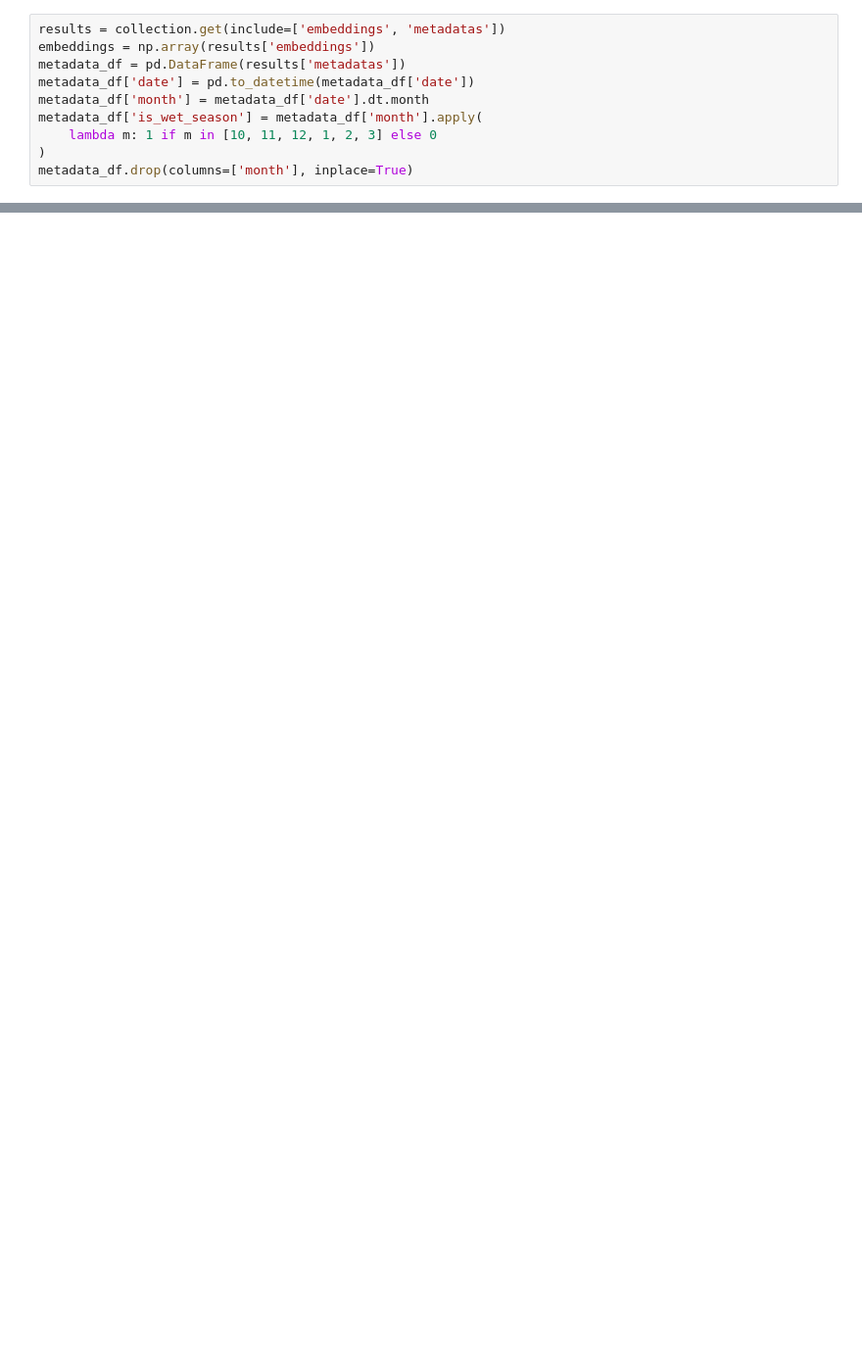
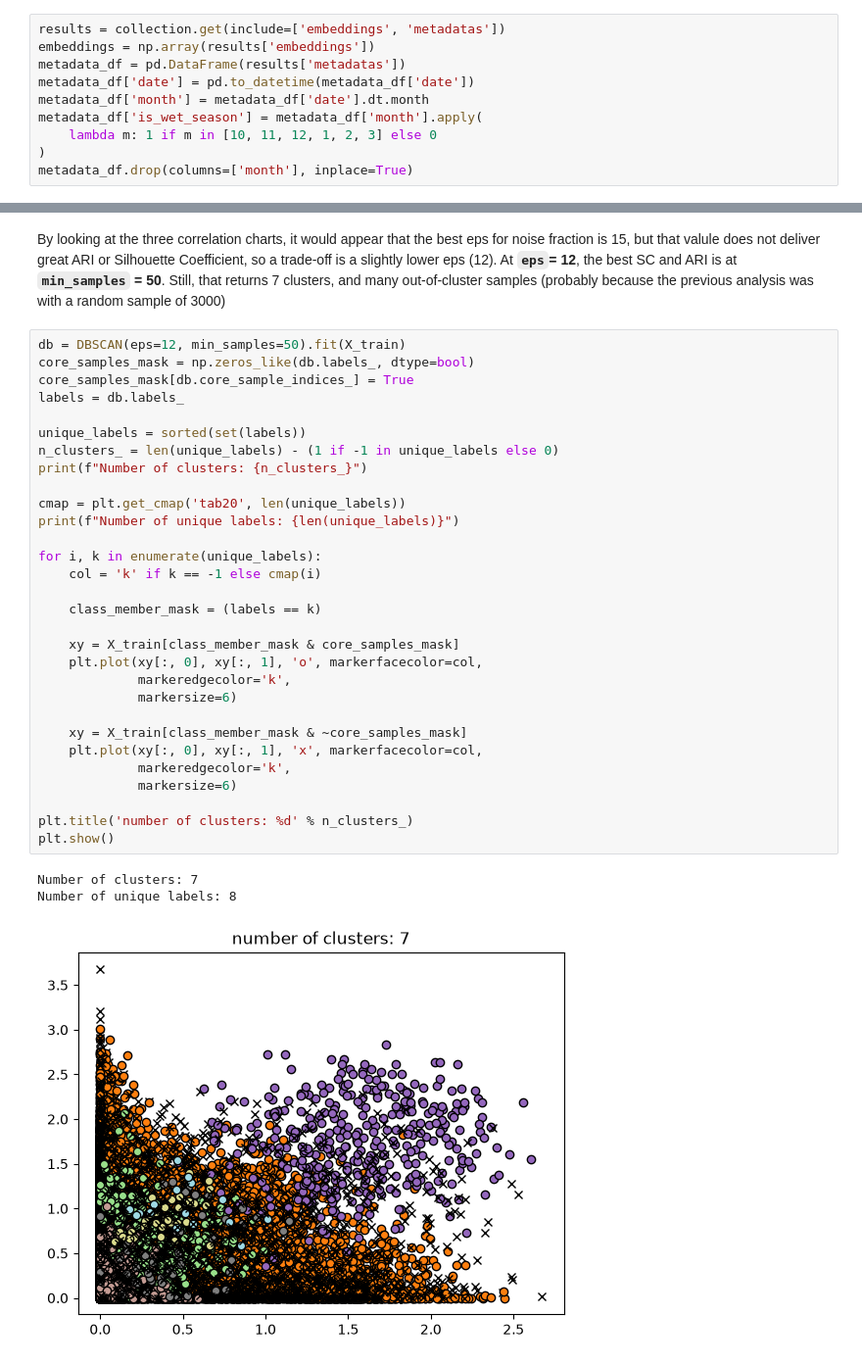
Before and after one commit to ericanakabayashi/ribbit_ai, a Jupyter notebook: src/exploratory_notebooks/DBSCAN.ipynb, the cells around one changed output, grey strips where cells are left out. Shown at 98% size. Saved outputs shown, nothing was run; the diff lists cells and outputs as text; blank space fills up the shorter version.

```diff
--- a/src/exploratory_notebooks/DBSCAN.ipynb
+++ b/src/exploratory_notebooks/DBSCAN.ipynb
@@ -33,0 +302,36 @@ metadata_df.drop(columns=['month'], inplace=True)
+# %% [markdown]
+By looking at the three correlation charts, it would appear that the best eps for noise fraction is 15, but that valule does not deliver great ARI or Silhouette Coefficient, so a trade-off is a slightly lower eps (12). At **`eps`= 12**, the best SC and ARI is at **`min_samples` = 50**. Still, that returns 7 clusters, and many out-of-cluster samples (probably because the previous analysis was with a random sample of 3000)
+# %%
+db = DBSCAN(eps=12, min_samples=50).fit(X_train)
+core_samples_mask = np.zeros_like(db.labels_, dtype=bool)
+core_samples_mask[db.core_sample_indices_] = True
+labels = db.labels_
+
+unique_labels = sorted(set(labels))
+n_clusters_ = len(unique_labels) - (1 if -1 in unique_labels else 0)
+print(f"Number of clusters: {n_clusters_}")
+
+cmap = plt.get_cmap('tab20', len(unique_labels))
+print(f"Number of unique labels: {len(unique_labels)}")
+
+for i, k in enumerate(unique_labels):
+    col = 'k' if k == -1 else cmap(i)
+
+    class_member_mask = (labels == k)
+
+    xy = X_train[class_member_mask & core_samples_mask]
+    plt.plot(xy[:, 0], xy[:, 1], 'o', markerfacecolor=col,
+             markeredgecolor='k',
+             markersize=6)
+
+    xy = X_train[class_member_mask & ~core_samples_mask]
+    plt.plot(xy[:, 0], xy[:, 1], 'x', markerfacecolor=col,
+             markeredgecolor='k',
+             markersize=6)
+
+plt.title('number of clusters: %d' % n_clusters_)
+plt.show()
+# %% [output]
+Number of clusters: 7
+Number of unique labels: 8
+[figure, added]
```
Also changed, not shown: parts of 19 cells of this notebook.
